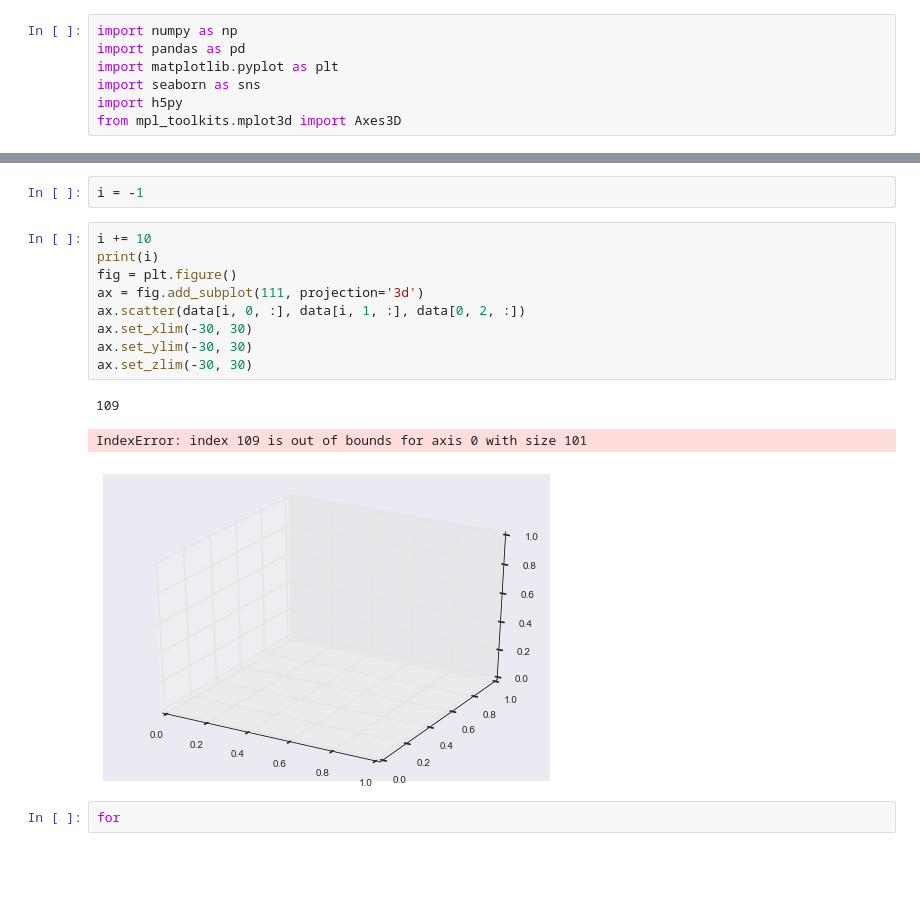
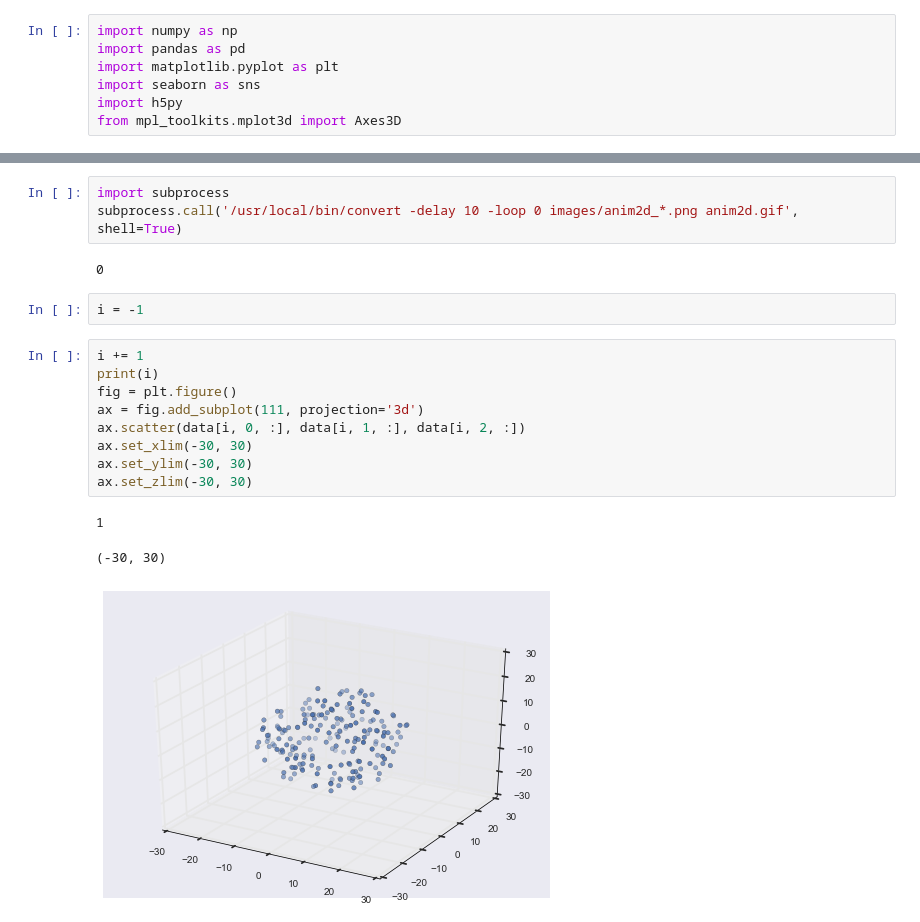
Before and after one commit to jbradt/comp-phys, a Jupyter notebook: project4/writeup/Plots.ipynb, the cells around one changed output, grey strips where cells are left out. Drawn from its saved outputs; the diff is of its cells as text; blank space fills up the shorter version.

```diff
--- a/project4/writeup/Plots.ipynb
+++ b/project4/writeup/Plots.ipynb
@@ -18,17 +34,20 @@ plt.gca().set_aspect(1)
+# %%
+import subprocess
+subprocess.call('/usr/local/bin/convert -delay 10 -loop 0 images/anim2d_*.png anim2d.gif', shell=True)
+# %% [output]
+0
 # %%
 i = -1
 # %%
-i += 10
+i += 1
 print(i)
 fig = plt.figure()
 ax = fig.add_subplot(111, projection='3d')
-ax.scatter(data[i, 0, :], data[i, 1, :], data[0, 2, :])
+ax.scatter(data[i, 0, :], data[i, 1, :], data[i, 2, :])
 ax.set_xlim(-30, 30)
 ax.set_ylim(-30, 30)
 ax.set_zlim(-30, 30)
 # %% [output]
-109
+1
-IndexError: index 109 is out of bounds for axis 0 with size 101
+(-30, 30)
-[figure, old version]
+[figure, new version]
-# %%
-for
```
Also changed, not shown: parts of 14 cells of this notebook, 4 other files.
